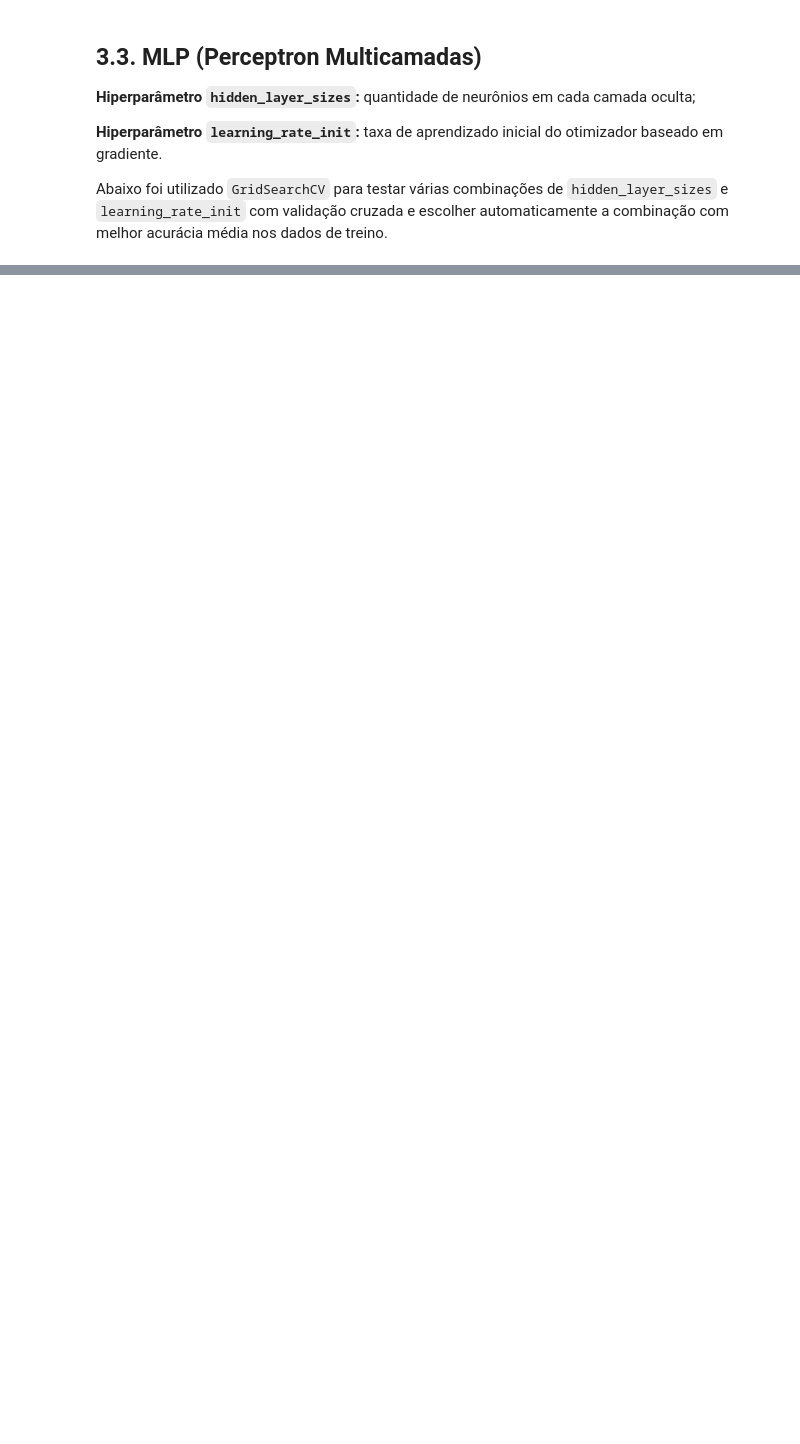
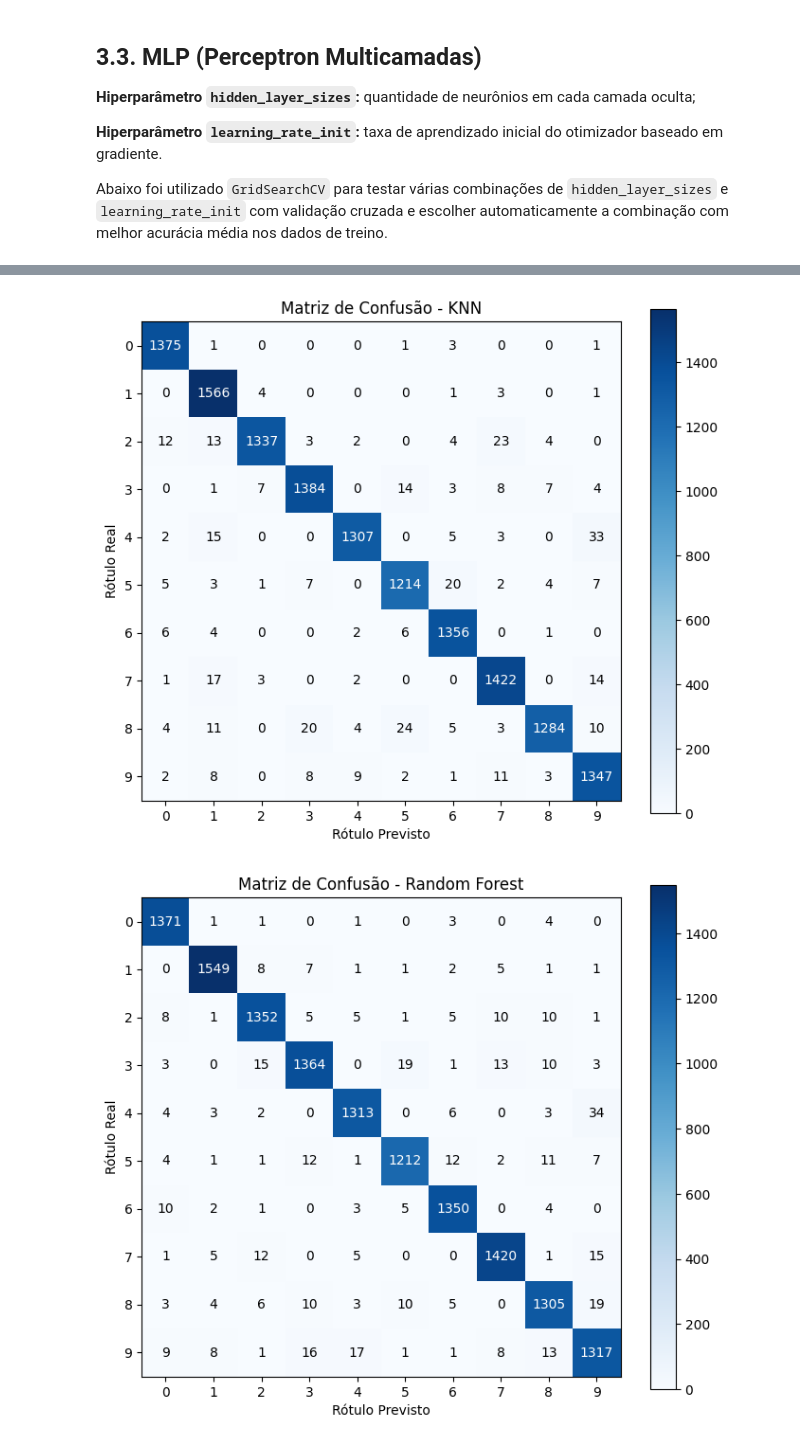
Before and after one commit to Jenifer19IFC/SCTEC-Mini-Projeto-MD2, a Jupyter notebook: mnist.ipynb, the cells around one changed output, grey strips where cells are left out. Saved outputs shown, nothing was run; the diff lists cells and outputs as text; code cells hidden in the pictures; blank space fills up the shorter version.

Commit message:
Ajustes de estrutura + Fase 4 - avaliação comparativa

```diff
--- a/mnist.ipynb
+++ b/mnist.ipynb
@@ -82,9 +91,7 @@ plot_grade_digitos(X, y)
 ## 2.1. Split Treino (80%) e Teste (20%)
 # %%
 # Divide em 80% treino e 20% teste, de forma estratificada por classe
-X_train, X_test, y_train, y_test = split_treino_teste(
-    X, y, test_size=0.2, random_state=42
-)
+X_train, X_test, y_train, y_test = split_treino_teste(X, y, test_size=0.2, random_state=42)
 
 print("Formato de X_train:", X_train.shape)
 print("Formato de X_test:", X_test.shape)
@@ -143,14 +155,16 @@ Melhor acurácia média (validação cruzada): 0.969607167072886
 
 Abaixo foi utilizado o `GridSearchCV` para testar várias combinações de `n_estimators` e `max_depth` com validação cruzada e escolher automaticamente a combinação com melhor acurácia média nos dados de treino.
 # %%
-grid_rf = buscar_melhor_random_forest(X_train, y_train)
-print("Melhores hiperparâmetros da Random Forest:", grid_rf.best_params_)
-print("Melhor acurácia média (validação cruzada):", grid_rf.best_score_)
-#{'max_depth': None, 'n_estimators': 300}
+buscar_novamente_rf = False  # True para rodar o GridSearchCV
 
-# Avalia o melhor modelo encontrado no conjunto de teste
-#rf = grid_rf.best_estimator_
-#y_pred_rf = rf.predict(X_test)
-#print("Acurácia do Random Forest no conjunto de teste:", accuracy_score(y_test, y_pred_rf))
+rf, melhores_params_rf, tempo_treino_rf = obter_ou_buscar_modelo(
+    'random_forest', get_random_forest, buscar_melhor_random_forest, X_train, y_train,
+    buscar_novamente=buscar_novamente_rf,
+)
+print("Melhores hiperparâmetros da Random Forest:", melhores_params_rf)
+
+y_pred_rf = rf.predict(X_test)
+print("Acurácia do Random Forest no conjunto de teste:", accuracy_score(y_test, y_pred_rf))
+print("Tempo de treino da Random Forest (s):", tempo_treino_rf)
 # %% [output]
 Melhores hiperparâmetros da Random Forest: {'max_depth': None, 'n_estimators': 300}
@@ -165,13 +179,15 @@ Acurácia do Random Forest no conjunto de teste: 0.9680714285714286
 
 Abaixo foi utilizado `GridSearchCV` para testar várias combinações de `hidden_layer_sizes` e `learning_rate_init` com validação cruzada e escolher automaticamente a combinação com melhor acurácia média nos dados de treino.
 # %%
-grid_mlp = buscar_melhor_mlp(X_train, y_train)
-print("Melhores hiperparâmetros do MLP:", grid_mlp.best_params_)
-print("Melhor acurácia média (validação cruzada):", grid_mlp.best_score_)
-# {'hidden_layer_sizes': (128, 64), 'learning_rate_init': 0.001}
+buscar_novamente_mlp = False  # True para rodar o GridSearchCV
 
-# Avalia o melhor modelo encontrado no conjunto de teste
-#mlp = grid_mlp.best_estimator_
-#y_pred_mlp = mlp.predict(X_test)
-#print("Acurácia do MLP no conjunto de teste:", accuracy_score(y_test, y_pred_mlp))
+mlp, melhores_params_mlp, tempo_treino_mlp = obter_ou_buscar_modelo(
+    'mlp', get_mlp, buscar_melhor_mlp, X_train, y_train,
+    buscar_novamente=buscar_novamente_mlp,
+)
+print("Melhores hiperparâmetros do MLP:", melhores_params_mlp)
+
+y_pred_mlp = mlp.predict(X_test)
+print("Acurácia do MLP no conjunto de teste:", accuracy_score(y_test, y_pred_mlp))
+print("Tempo de treino do MLP (s):", tempo_treino_mlp)
 # %% [output]
@@ -179,0 +203,7 @@ Melhor acurácia média (validação cruzada): 0.9756428577650894
+# %%
+matriz_knn = plot_matriz_confusao(y_test, y_pred_knn, "KNN")
+matriz_rf  = plot_matriz_confusao(y_test, y_pred_rf, "Random Forest")
+matriz_mlp = plot_matriz_confusao(y_test, y_pred_mlp, "MLP")
+# %% [output]
+[figure, added]
+[figure, added]
```
Also changed, not shown: parts of 13 cells of this notebook, 3 other files.
